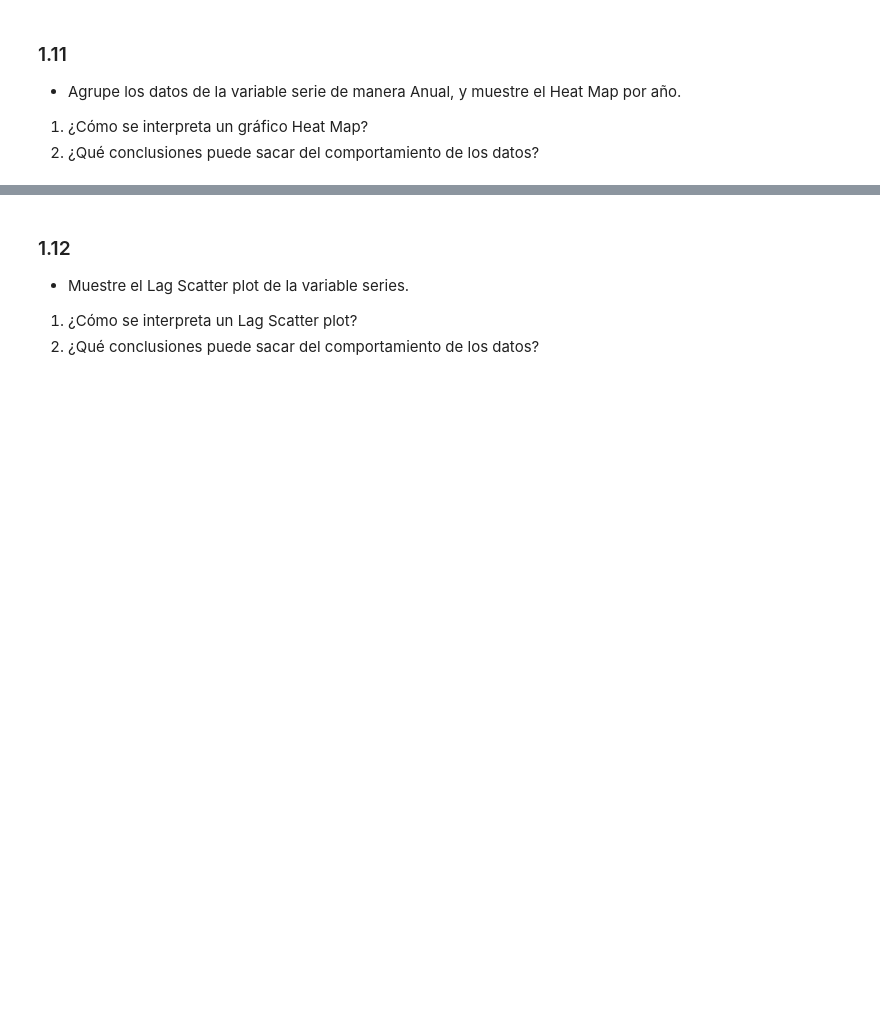
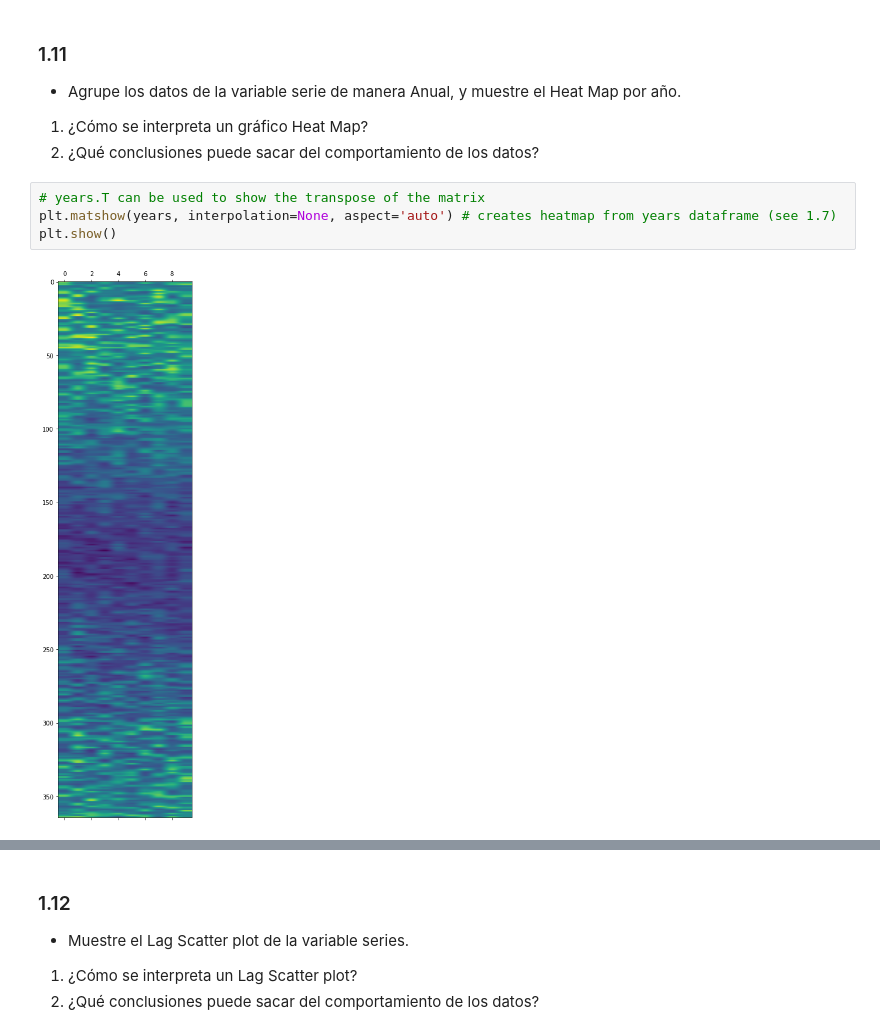
Before and after one commit to GabrielVargasR/University-Artificial-Intelligence, a Jupyter notebook: TC2 - TS, Norm, Reg/2021-2-Trabajo_Corto_02.ipynb, the cells around one changed output, grey strips where cells are left out. Drawn from its saved outputs; the diff is of its cells as text; blank space fills up the shorter version.

```diff
--- a/TC2 - TS, Norm, Reg/2021-2-Trabajo_Corto_02.ipynb
+++ b/TC2 - TS, Norm, Reg/2021-2-Trabajo_Corto_02.ipynb
@@ -221,3 +232,9 @@ plt.show()
 - Agrupe los datos de la variable serie de manera Anual, y muestre el Heat Map por año.
 1. ¿Cómo se interpreta un gráfico Heat Map?
 1. ¿Qué conclusiones puede sacar del comportamiento de los datos?
+# %%
+# years.T can be used to show the transpose of the matrix
+plt.matshow(years, interpolation=None, aspect='auto') # creates heatmap from years dataframe (see 1.7)
+plt.show()
+# %% [output]
+[figure, added]
```
Also changed, not shown: parts of 12 cells of this notebook.
